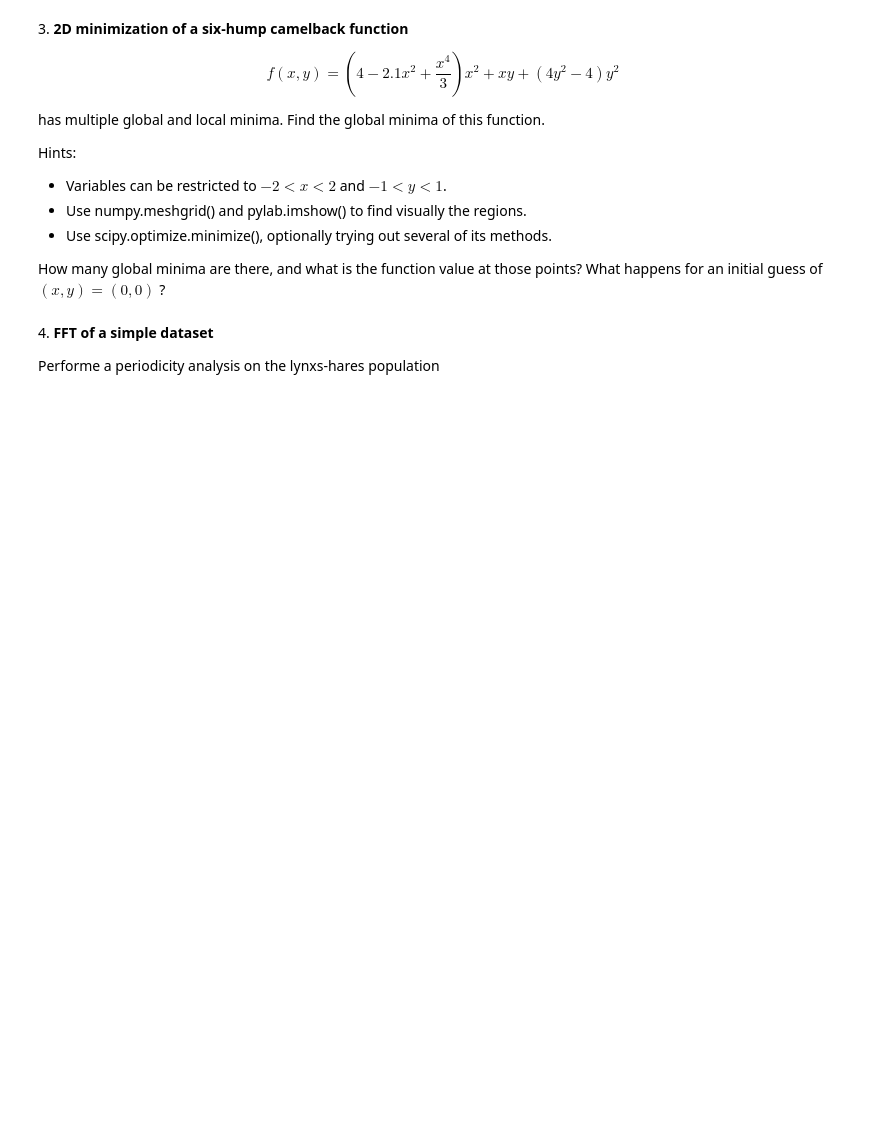
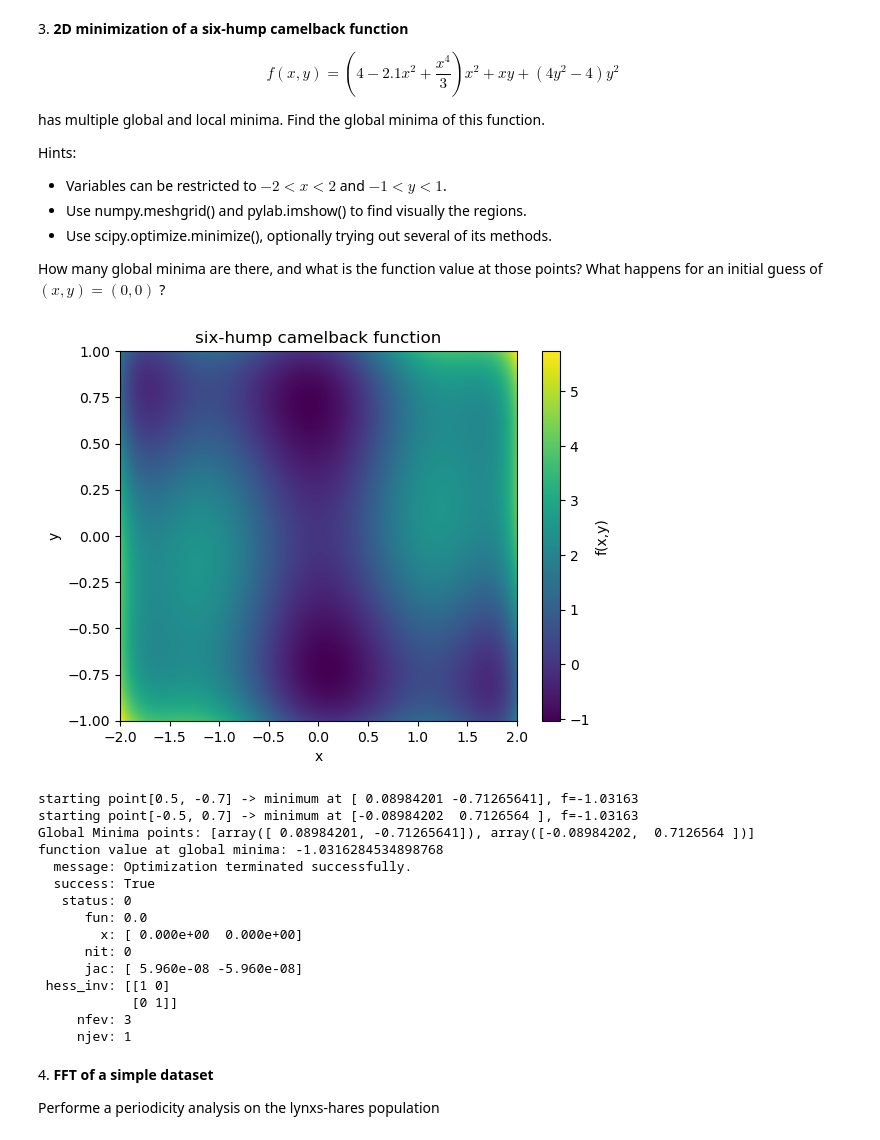
Before and after one commit to enricacalabretto/LaboratoryOfComputationalPhysics_Y8, a Jupyter notebook: 09ex_Algorithms.ipynb, the cells around one changed output. Cells and saved outputs as stored; diff of their text form; code cells hidden in the pictures; blank space fills up the shorter version.

```diff
--- a/09ex_Algorithms.ipynb
+++ b/09ex_Algorithms.ipynb
@@ -74,6 +121,64 @@ Hints:
 * Use scipy.optimize.minimize(), optionally trying out several of its methods.
 
 How many global minima are there, and what is the function value at those points? What happens for an initial guess of $(x, y) = (0, 0)$ ?
+# %%
+import numpy as np
+import matplotlib.pyplot as plt
+from scipy import optimize
+
+
+def camelback(xy):
+    x, y= xy
+    f= ( 4 - 2.1 * x**2 + x**4/3)* x**2 + x*y + ( 4*y**2 -4)*y**2
+    return f
+
+x= np.linspace( -2, 2, 400)
+y= np.linspace( -1, 1, 400)
+
+X, Y= np.meshgrid( x, y)
+Z= camelback([X, Y])
+
+
+plt.figure()
+plt.imshow( Z, extent= [-2 , 2 , -1, 1], origin='lower', aspect= 'auto')
+plt.colorbar(label='f(x,y)')
+plt.xlabel('x')
+plt.ylabel('y')
+plt.title( 'six-hump camelback function')
+plt.show()
+
+initial_guesses= [ [0.5 , -0.7], [-0.5, 0.7]]
+results=[]
+for x0 in initial_guesses:
+    res= optimize.minimize( camelback, x0, bounds=[(-2, 2), (-1,1)], method='BFGS')
+    results.append(res)
+    print( f'starting point{x0} -> minimum at {res.x}, f={res.fun:.5f}')
+
+global_minima= [res.x for res in results]
+f_min = results[0].fun
+print( 'Global Minima points:', global_minima)
+print( 'function value at global minima:', f_min)
+
+#cosa succede a 0,0
+res0 = optimize.minimize(camelback, x0=[0,0], bounds=[(-2,2), (-1,1)], method='BFGS')
+print(res0)
+# %% [output]
+[figure, added]
+starting point[0.5, -0.7] -> minimum at [ 0.08984201 -0.71265641], f=-1.03163
+starting point[-0.5, 0.7] -> minimum at [-0.08984202  0.7126564 ], f=-1.03163
+Global Minima points: [array([ 0.08984201, -0.71265641]), array([-0.08984202,  0.7126564 ])]
+function value at global minima: -1.0316284534898768
+  message: Optimization terminated successfully.
+  success: True
+   status: 0
+      fun: 0.0
+        x: [ 0.000e+00  0.000e+00]
+      nit: 0
+      jac: [ 5.960e-08 -5.960e-08]
+ hess_inv: [[1 0]
+            [0 1]]
+     nfev: 3
+     njev: 1
 # %% [markdown]
 4\. **FFT of a simple dataset**
 
```
Also changed, not shown: parts of 3 cells of this notebook, 1 other file.
